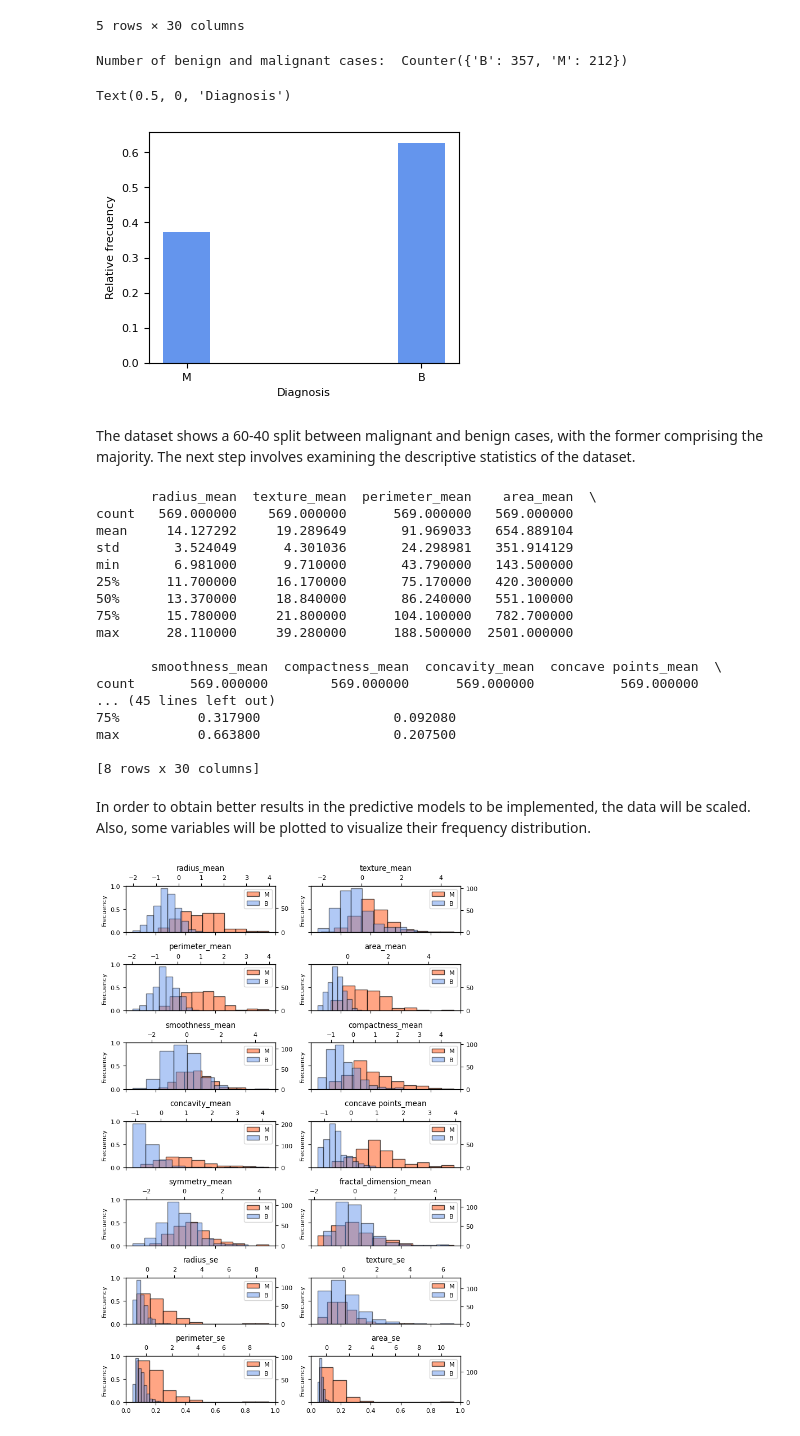
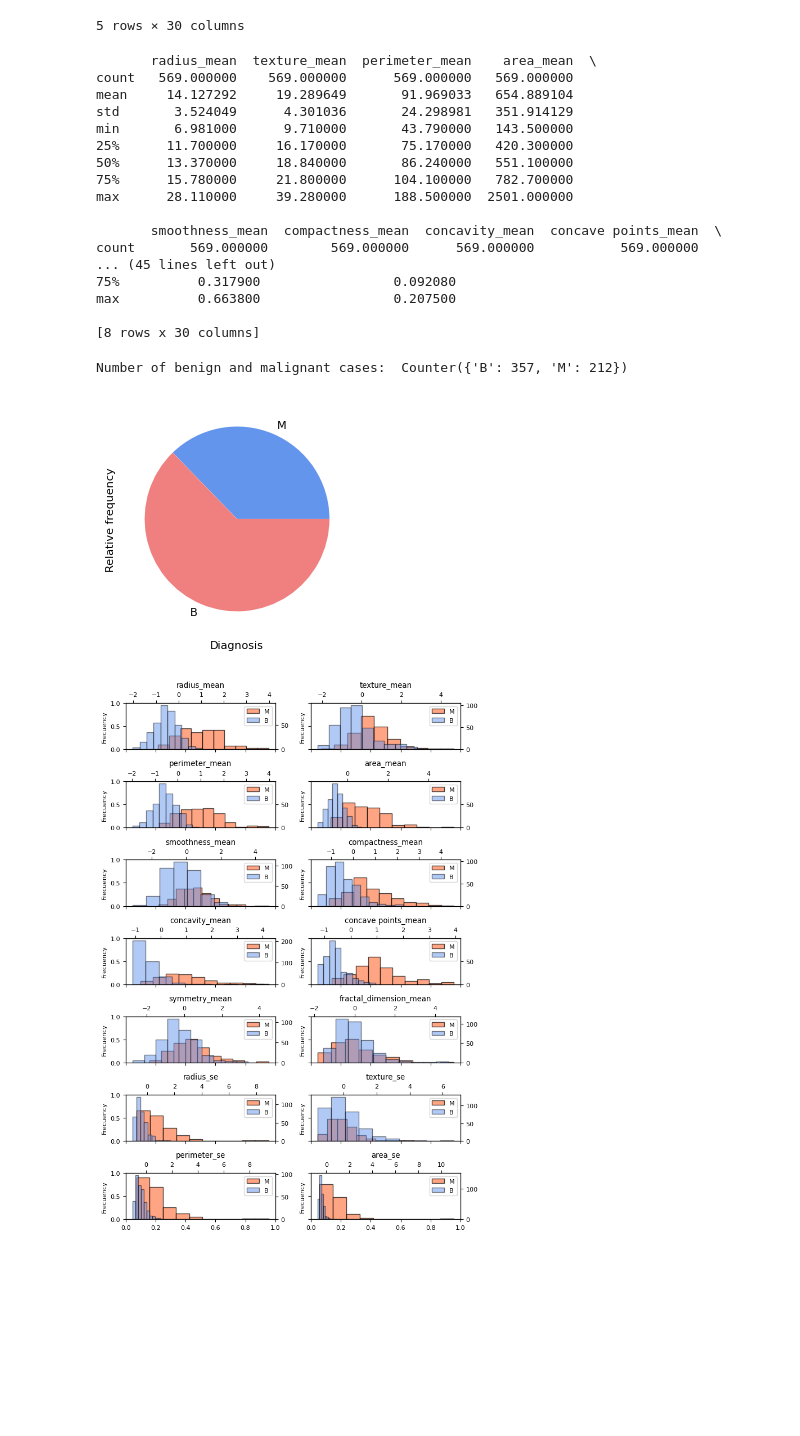
Before and after one commit to lpalfonsoa/Data-Analysis, a Jupyter notebook: Notebooks/BreastCancer.ipynb, the cells around one changed output. Saved outputs shown, nothing was run; the diff lists cells and outputs as text; code cells hidden in the pictures; blank space fills up the shorter version.

```diff
--- a/Notebooks/BreastCancer.ipynb
+++ b/Notebooks/BreastCancer.ipynb
@@ -106,48 +116,46 @@ display(data.head())
 | 4 | 20.29 | 14.34 | 135.10 | 1297.0 | 0.10030 | 0.13280 | ... |
 5 rows × 30 columns
 # %%
-#Visualizing cathegorical data
-ctr = Counter(data_diag)
-print("Number of benign and malignant cases: ", ctr)
-ctr_values = [value / data_diag.shape[0] for value in ctr.values()]
-plt.figure(figsize = (4, 3))
-plt.bar(ctr.keys(), ctr_values, color ='cornflowerblue', width = 0.2)
-plt.ylabel("Relative frecuency")
-plt.xlabel("Diagnosis")
+#Statistical description
+statisc = data.describe()
+print(statisc)
 # %% [output]
-Number of benign and malignant cases:  Counter({'B': 357, 'M': 212})
+       radius_mean  texture_mean  perimeter_mean    area_mean  \
+count   569.000000    569.000000      569.000000   569.000000
+mean     14.127292     19.289649       91.969033   654.889104
+std       3.524049      4.301036       24.298981   351.914129
+min       6.981000      9.710000       43.790000   143.500000
+25%      11.700000     16.170000       75.170000   420.300000
+50%      13.370000     18.840000       86.240000   551.100000
+75%      15.780000     21.800000      104.100000   782.700000
+max      28.110000     39.280000      188.500000  2501.000000
+
+       smoothness_mean  compactness_mean  concavity_mean  concave points_mean  \
+count       569.000000        569.000000      569.000000           569.000000
+... (45 lines left out)
+75%          0.317900                 0.092080
+max          0.663800                 0.207500
+
+[8 rows x 30 columns]
-Text(0.5, 0, 'Diagnosis')
-[figure, removed]
-# %% [markdown]
-The dataset shows a 60-40 split between malignant and benign cases, with the former comprising the majority. The next step involves examining the descriptive statistics of the dataset.
 # %%
-#Statistical description
-statisc = data.describe()
-print(statisc)
+scaler = StandardScaler()
+data_new = pd.DataFrame(scaler.fit_transform(data), columns=data.columns)
-# %% [output]
-       radius_mean  texture_mean  perimeter_mean    area_mean  \
-count   569.000000    569.000000      569.000000   569.000000
-mean     14.127292     19.289649       91.969033   654.889104
-std       3.524049      4.301036       24.298981   351.914129
-min       6.981000      9.710000       43.790000   143.500000
-25%      11.700000     16.170000       75.170000   420.300000
-50%      13.370000     18.840000       86.240000   551.100000
-75%      15.780000     21.800000      104.100000   782.700000
-max      28.110000     39.280000      188.500000  2501.000000
-
-       smoothness_mean  compactness_mean  concavity_mean  concave points_mean  \
-count       569.000000        569.000000      569.000000           569.000000
-... (45 lines left out)
-75%          0.317900                 0.092080
-max          0.663800                 0.207500
-
-[8 rows x 30 columns]
-# %% [markdown]
-In order to obtain better results in the predictive models to be implemented, the data will be scaled. Also, some variables will be plotted to visualize their frequency distribution.
 # %%
-scaler = StandardScaler()
-data_new = pd.DataFrame(scaler.fit_transform(data), columns=data.columns)
-#display(data_new.head())
+#Visualizing cathegorical data
+ctr = Counter(data_diag)
+print("Number of benign and malignant cases: ", ctr)
+ctr_values = [value / data_diag.shape[0] for value in ctr.values()]
+labels = ctr.keys()
+
+plt.figure(figsize=(4, 3))
+plt.pie(ctr_values, labels=labels, colors=['cornflowerblue', 'lightcoral'])
+plt.ylabel("Relative frequency")
+plt.xlabel("Diagnosis")
+
+plt.show()
+# %% [output]
+Number of benign and malignant cases:  Counter({'B': 357, 'M': 212})
+[figure, added]
 # %%
 data_total = pd.concat([data_diag, data_new.iloc[:, 0:30]], axis=1)
 data_M = data_total[data_total['diagnosis'] =='M']
```
Also changed, not shown: parts of 23 cells of this notebook.
